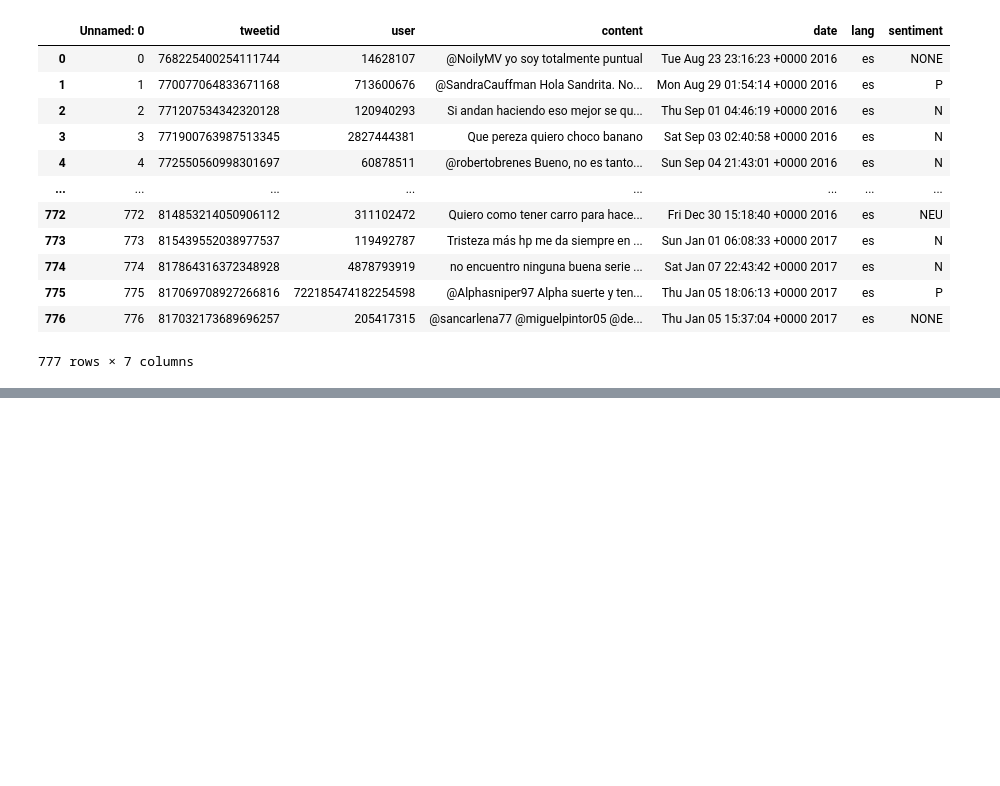
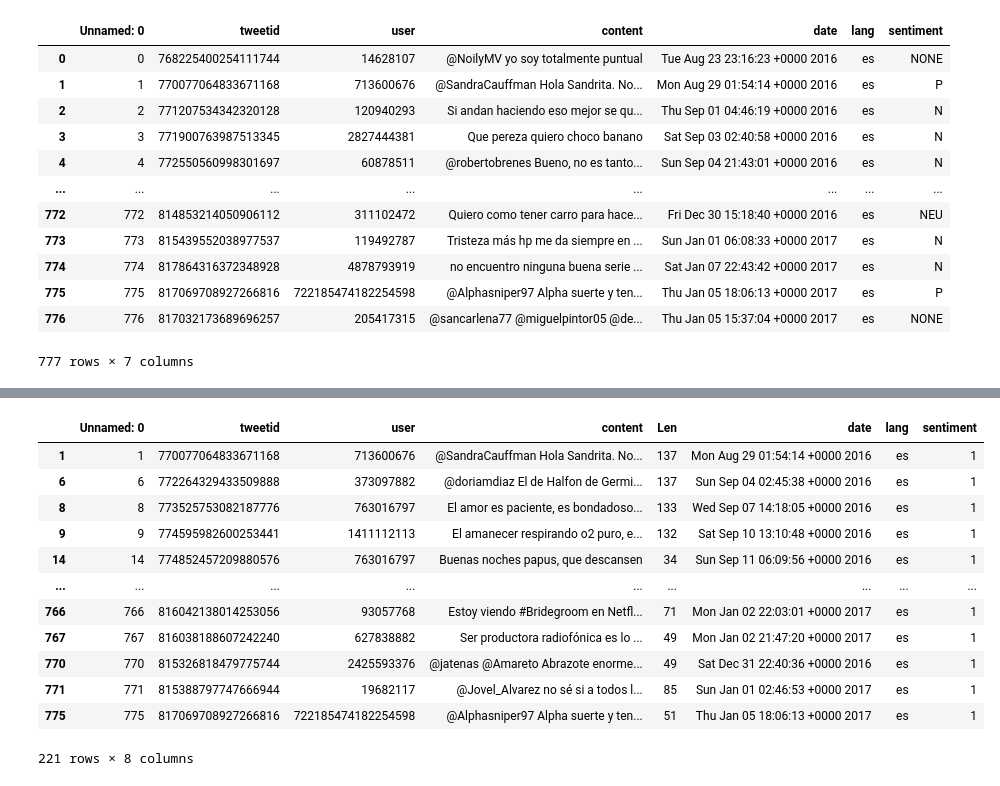
Before and after one commit to aarivera7/algoritmo-Clasificador-Bayes-Naive-NB, a Jupyter notebook: Algoritmo K-Nearest Neighbors.ipynb, the cells around one changed output, grey strips where cells are left out. Drawn from its saved outputs; the diff is of its cells as text; code cells hidden in the pictures; blank space fills up the shorter version.

```diff
--- a/Algoritmo K-Nearest Neighbors.ipynb
+++ b/Algoritmo K-Nearest Neighbors.ipynb
@@ -151,0 +80,17 @@ dff
+# %%
+positive = df[df['sentiment'] == 1]
+positive
+# %% [output]
+|  | Unnamed: 0 | tweetid | user | content | Len | date | lang | sentiment |
+| 1 | 1 | 770077064833671168 | 713600676 | @SandraCauffman Hola Sandrita. No... | 137 | Mon Aug 29 01:54:14 +0000 2016 | es | 1 |
+| 6 | 6 | 772264329433509888 | 373097882 | @doriamdiaz El de Halfon de Germi... | 137 | Sun Sep 04 02:45:38 +0000 2016 | es | 1 |
+| 8 | 8 | 773525753082187776 | 763016797 | El amor es paciente, es bondadoso... | 133 | Wed Sep 07 14:18:05 +0000 2016 | es | 1 |
+| 9 | 9 | 774595982600253441 | 1411112113 | El amanecer respirando o2 puro, e... | 132 | Sat Sep 10 13:10:48 +0000 2016 | es | 1 |
+| 14 | 14 | 774852457209880576 | 763016797 | Buenas noches papus, que descansen | 34 | Sun Sep 11 06:09:56 +0000 2016 | es | 1 |
+| ... | ... | ... | ... | ... | ... | ... | ... | ... |
+| 766 | 766 | 816042138014253056 | 93057768 | Estoy viendo #Bridegroom en Netfl... | 71 | Mon Jan 02 22:03:01 +0000 2017 | es | 1 |
+| 767 | 767 | 816038188607242240 | 627838882 | Ser productora radiofónica es lo ... | 49 | Mon Jan 02 21:47:20 +0000 2017 | es | 1 |
+| 770 | 770 | 815326818479775744 | 2425593376 | @jatenas @Amareto Abrazote enorme... | 49 | Sat Dec 31 22:40:36 +0000 2016 | es | 1 |
+| 771 | 771 | 815388797747666944 | 19682117 | @Jovel_Alvarez no sé si a todos l... | 85 | Sun Jan 01 02:46:53 +0000 2017 | es | 1 |
+| 775 | 775 | 817069708927266816 | 722185474182254598 | @Alphasniper97 Alpha suerte y ten... | 51 | Thu Jan 05 18:06:13 +0000 2017 | es | 1 |
+221 rows × 8 columns
```
Also changed, not shown: parts of 19 cells of this notebook, 1 other file.
